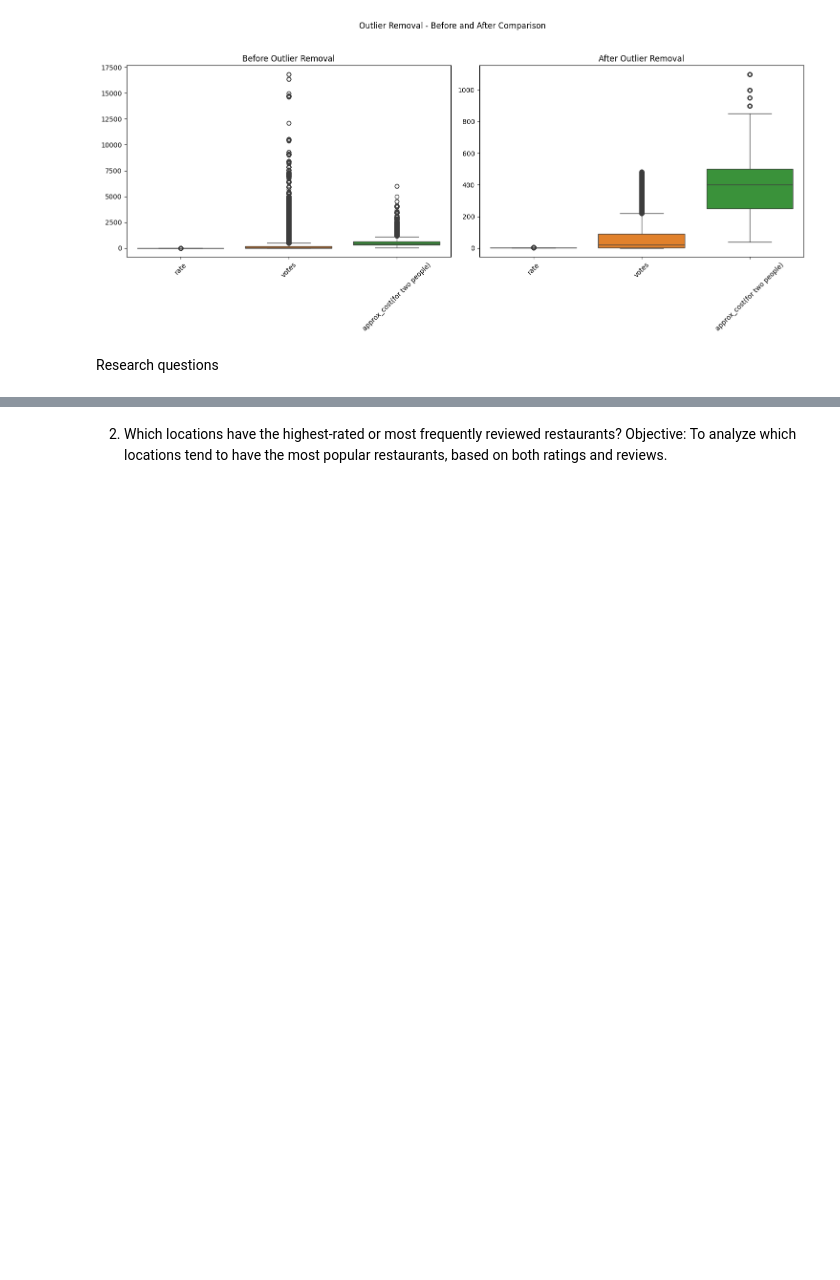
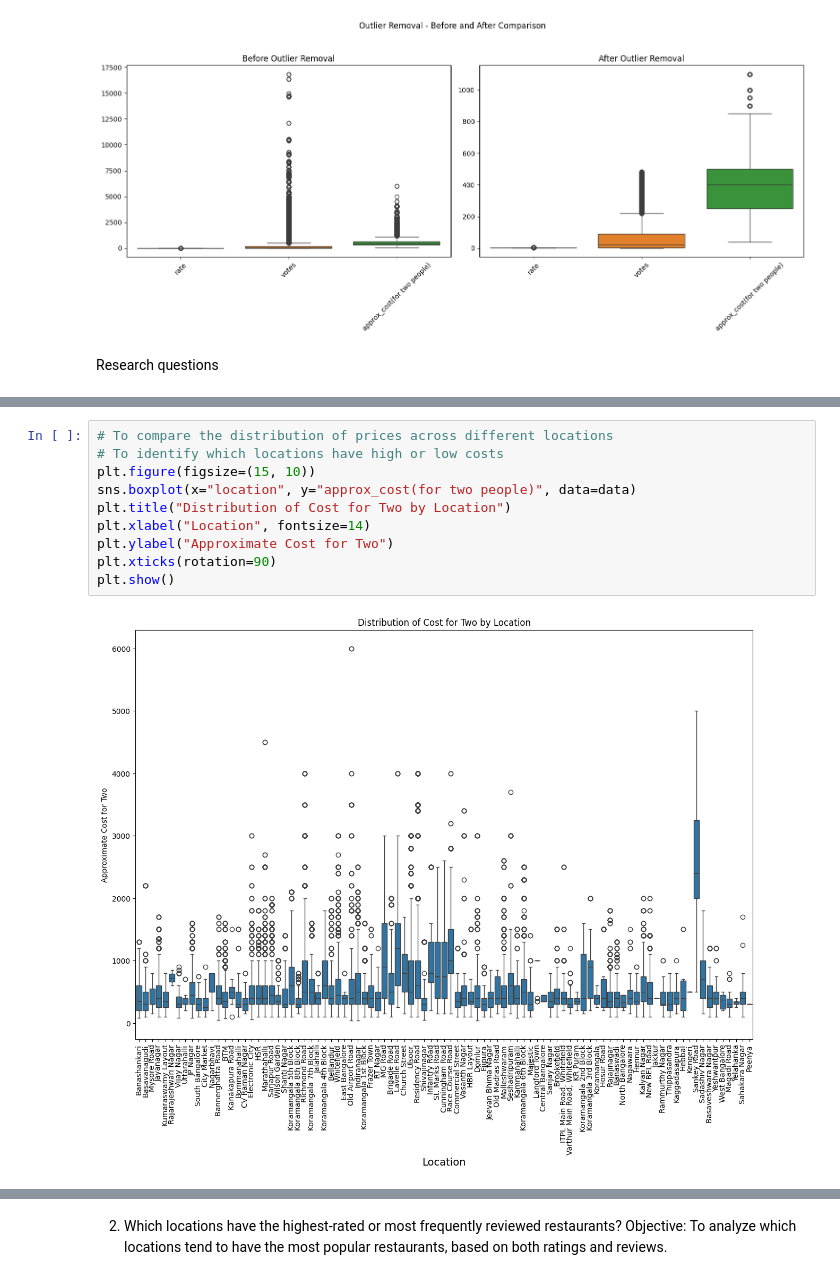
Before and after one commit to nourelsafty1/datavisualization, a Jupyter notebook: Data_engineering_&_visualization_milestone_1.ipynb, the cells around one changed output, grey strips where cells are left out. Saved outputs shown, nothing was run; the diff lists cells and outputs as text; blank space fills up the shorter version.

```diff
--- a/Data_engineering_&_visualization_milestone_1.ipynb
+++ b/Data_engineering_&_visualization_milestone_1.ipynb
@@ -387,0 +362,12 @@ Passing `palette` without assigning `hue` is deprecated and will be removed in v
+# %%
+# To compare the distribution of prices across different locations
+# To identify which locations have high or low costs
+plt.figure(figsize=(15, 10))
+sns.boxplot(x="location", y="approx_cost(for two people)", data=data)
+plt.title("Distribution of Cost for Two by Location")
+plt.xlabel("Location", fontsize=14)
+plt.ylabel("Approximate Cost for Two")
+plt.xticks(rotation=90)
+plt.show()
+# %% [output]
+[figure, added]
```
Also changed, not shown: parts of 8 cells of this notebook.
